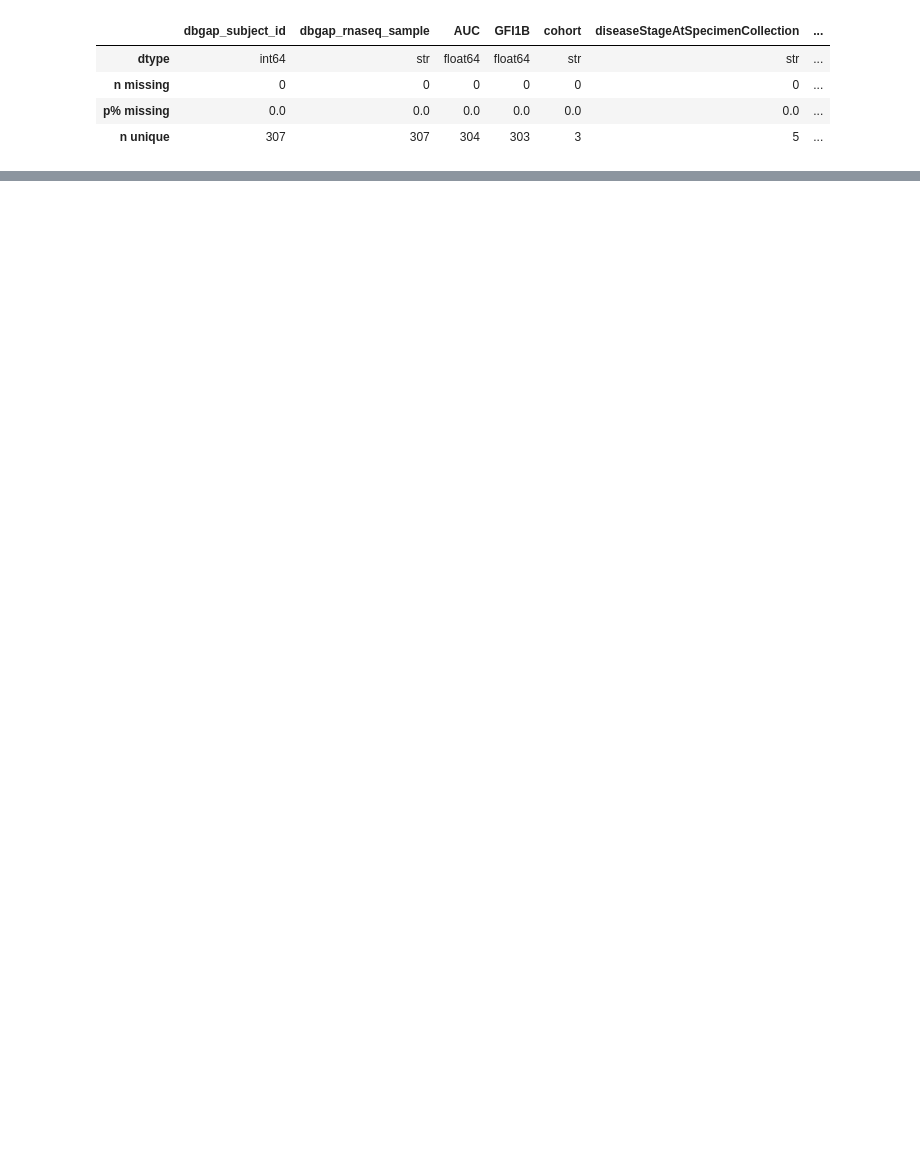
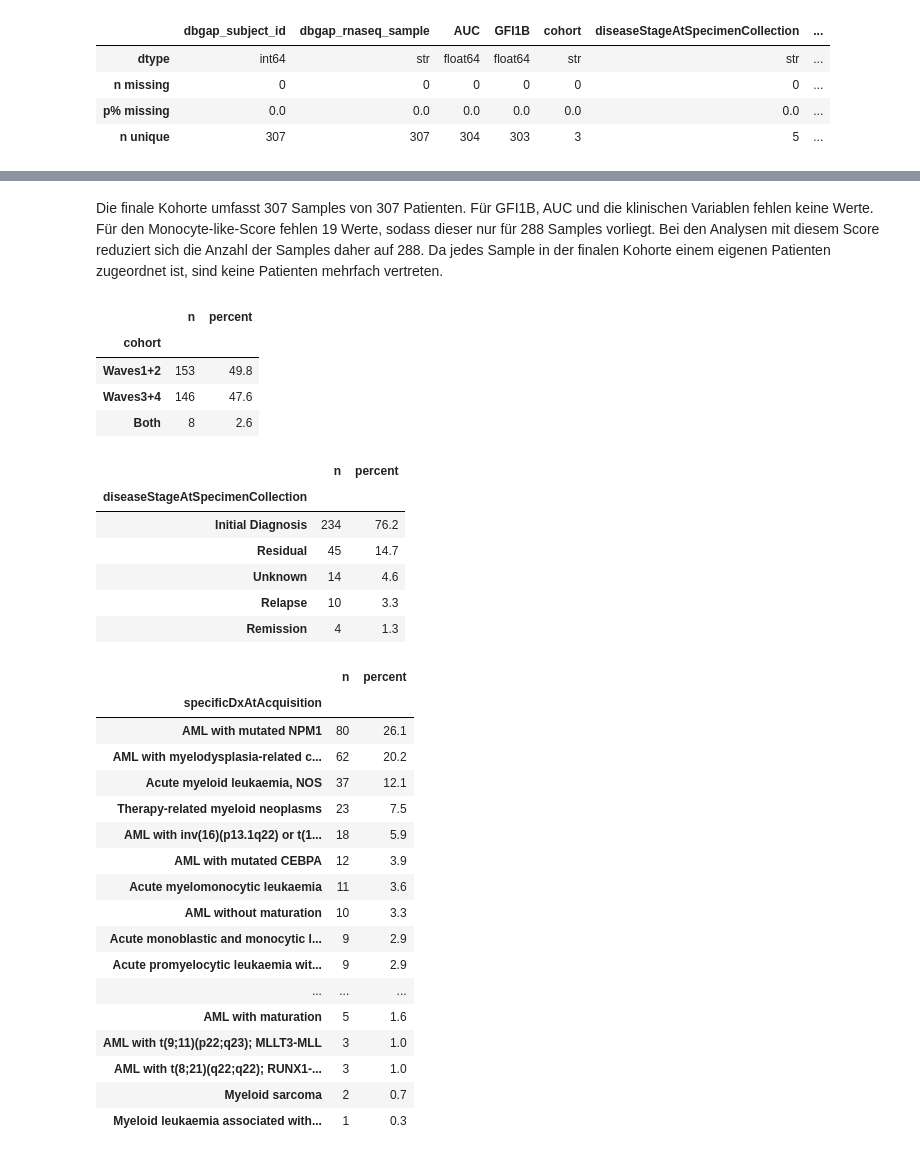
Before and after one commit to risch-lisa/BeatAML2-GFI1B-Venetoclax-Sensitivity, a Jupyter notebook: analysis.ipynb, the cells around one changed output, grey strips where cells are left out. Drawn from its saved outputs; the diff is of its cells as text; code cells hidden in the pictures; blank space fills up the shorter version.

```diff
--- a/analysis.ipynb
+++ b/analysis.ipynb
@@ -363,0 +394,39 @@ data_summary(data[["dbgap_subject_id", "dbgap_rnaseq_sample", "AUC", "GFI1B", "c
+# %% [markdown]
+Die finale Kohorte umfasst 307 Samples von 307 Patienten. Für GFI1B, AUC und die klinischen Variablen fehlen keine Werte. Für den Monocyte-like-Score fehlen 19 Werte, sodass dieser nur für 288 Samples vorliegt. Bei den Analysen mit diesem Score reduziert sich die Anzahl der Samples daher auf 288. Da jedes Sample in der finalen Kohorte einem eigenen Patienten zugeordnet ist, sind keine Patienten mehrfach vertreten.
+# %%
+display(create_categorical_summary(data, "cohort"))
+
+display(create_categorical_summary(data, "diseaseStageAtSpecimenCollection"))
+
+create_categorical_summary(data, "specificDxAtAcquisition")
+# %% [output]
+|  | n | percent |
+| cohort |  |  |
+| Waves1+2 | 153 | 49.8 |
+| Waves3+4 | 146 | 47.6 |
+| Both | 8 | 2.6 |
+|  | n | percent |
+| diseaseStageAtSpecimenCollection |  |  |
+| Initial Diagnosis | 234 | 76.2 |
+| Residual | 45 | 14.7 |
+| Unknown | 14 | 4.6 |
+| Relapse | 10 | 3.3 |
+| Remission | 4 | 1.3 |
+|  | n | percent |
+| specificDxAtAcquisition |  |  |
+| AML with mutated NPM1 | 80 | 26.1 |
+| AML with myelodysplasia-related c... | 62 | 20.2 |
+| Acute myeloid leukaemia, NOS | 37 | 12.1 |
+| Therapy-related myeloid neoplasms | 23 | 7.5 |
+| AML with inv(16)(p13.1q22) or t(1... | 18 | 5.9 |
+| AML with mutated CEBPA | 12 | 3.9 |
+| Acute myelomonocytic leukaemia | 11 | 3.6 |
+| AML without maturation | 10 | 3.3 |
+| Acute monoblastic and monocytic l... | 9 | 2.9 |
+| Acute promyelocytic leukaemia wit... | 9 | 2.9 |
+| ... | ... | ... |
+| AML with maturation | 5 | 1.6 |
+| AML with t(9;11)(p22;q23); MLLT3-MLL | 3 | 1.0 |
+| AML with t(8;21)(q22;q22); RUNX1-... | 3 | 1.0 |
+| Myeloid sarcoma | 2 | 0.7 |
+| Myeloid leukaemia associated with... | 1 | 0.3 |
```
Also changed, not shown: parts of 22 cells of this notebook, 11 other files.
